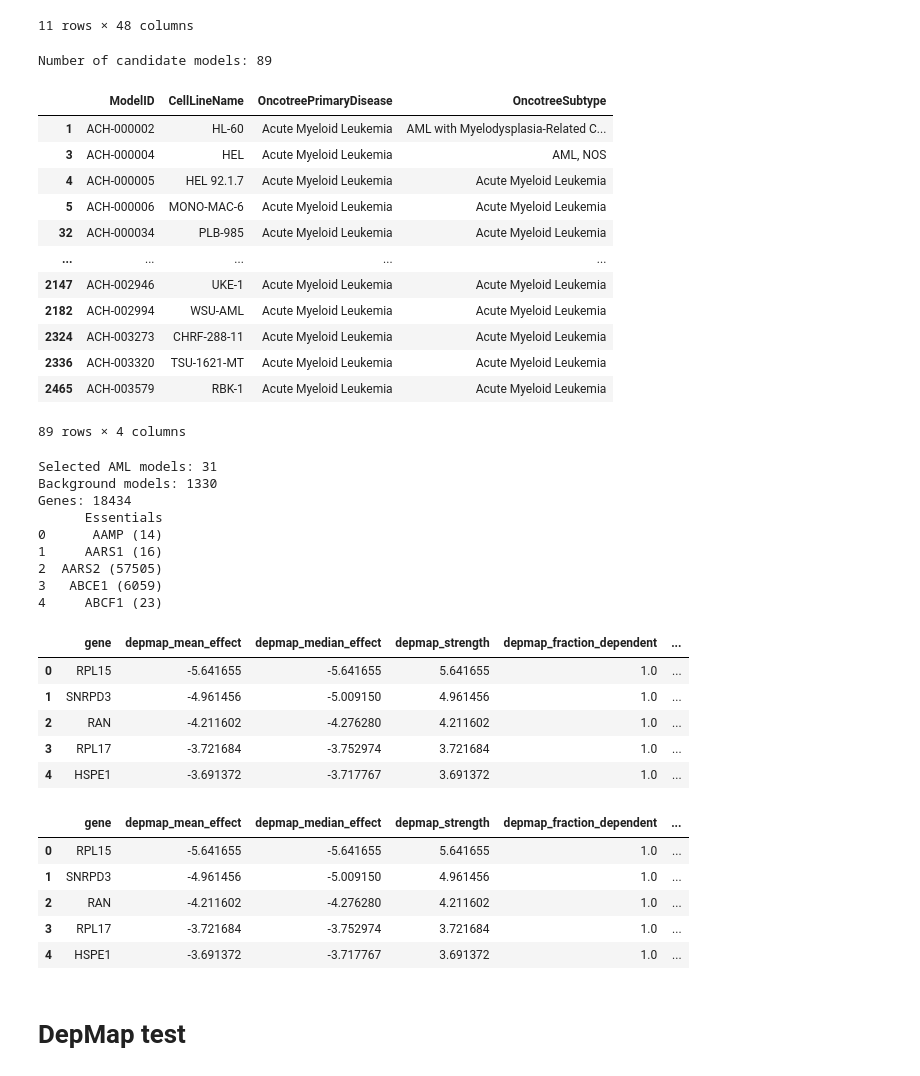
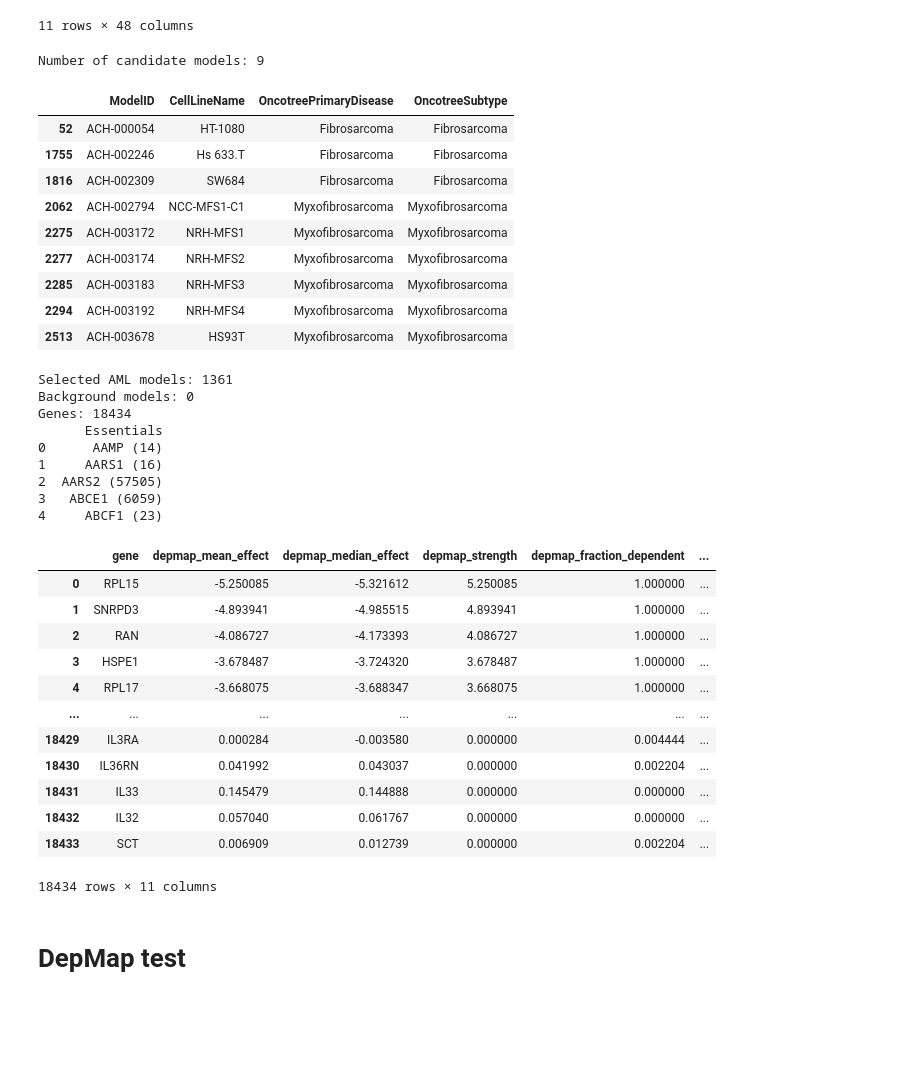
Before and after one commit to venikkus/OnlyFasta, a Jupyter notebook: analysis.ipynb, the cells around one changed output. Cells and saved outputs as stored; diff of their text form; code cells hidden in the pictures; blank space fills up the shorter version.

```diff
--- a/analysis.ipynb
+++ b/analysis.ipynb
@@ -88,8 +88,8 @@ ids = effect.index.intersection(myeloid["ModelID"])
 myeloid_effect = effect.loc[ids]
 # %%
 diseases = [
-    "Acute Myeloid Leukemia",
-    "Myeloproliferative Neoplasms"
+    "Fibrosarcoma",
+    "Myxofibrosarcoma"
 ]
 
 candidates = models[
@@ -109,20 +109,17 @@ print("Number of candidate models:", len(candidates))
 
 display(candidates[cols])
 # %% [output]
-Number of candidate models: 89
+Number of candidate models: 9
 |  | ModelID | CellLineName | OncotreePrimaryDisease | OncotreeSubtype |
-| 1 | ACH-000002 | HL-60 | Acute Myeloid Leukemia | AML with Myelodysplasia-Related C... |
-| 3 | ACH-000004 | HEL | Acute Myeloid Leukemia | AML, NOS |
-| 4 | ACH-000005 | HEL 92.1.7 | Acute Myeloid Leukemia | Acute Myeloid Leukemia |
-| 5 | ACH-000006 | MONO-MAC-6 | Acute Myeloid Leukemia | Acute Myeloid Leukemia |
-| 32 | ACH-000034 | PLB-985 | Acute Myeloid Leukemia | Acute Myeloid Leukemia |
-| ... | ... | ... | ... | ... |
-| 2147 | ACH-002946 | UKE-1 | Acute Myeloid Leukemia | Acute Myeloid Leukemia |
-| 2182 | ACH-002994 | WSU-AML | Acute Myeloid Leukemia | Acute Myeloid Leukemia |
-| 2324 | ACH-003273 | CHRF-288-11 | Acute Myeloid Leukemia | Acute Myeloid Leukemia |
-| 2336 | ACH-003320 | TSU-1621-MT | Acute Myeloid Leukemia | Acute Myeloid Leukemia |
-| 2465 | ACH-003579 | RBK-1 | Acute Myeloid Leukemia | Acute Myeloid Leukemia |
+| 52 | ACH-000054 | HT-1080 | Fibrosarcoma | Fibrosarcoma |
+| 1755 | ACH-002246 | Hs 633.T | Fibrosarcoma | Fibrosarcoma |
+| 1816 | ACH-002309 | SW684 | Fibrosarcoma | Fibrosarcoma |
+| 2062 | ACH-002794 | NCC-MFS1-C1 | Myxofibrosarcoma | Myxofibrosarcoma |
+| 2275 | ACH-003172 | NRH-MFS1 | Myxofibrosarcoma | Myxofibrosarcoma |
+| 2277 | ACH-003174 | NRH-MFS2 | Myxofibrosarcoma | Myxofibrosarcoma |
+| 2285 | ACH-003183 | NRH-MFS3 | Myxofibrosarcoma | Myxofibrosarcoma |
+| 2294 | ACH-003192 | NRH-MFS4 | Myxofibrosarcoma | Myxofibrosarcoma |
+| 2513 | ACH-003678 | HS93T | Myxofibrosarcoma | Myxofibrosarcoma |
-89 rows × 4 columns
 # %%
 import pandas as pd
 import numpy as np
@@ -131,18 +128,7 @@ import numpy as np
 # 1. Select relevant AML models
 # =====================================================
 
-selected_subtypes = [
-    "Acute Myeloid Leukemia",
-    "AML, NOS",
-    "Acute Monoblastic/Monocytic Leukemia",
-    "AML with Myelodysplasia-Related Changes",
-    "Myeloid Leukemia Associated with Down Syndrome"
-]
-
-selected_models = models[
-    models["OncotreeSubtype"].isin(selected_subtypes)
-]
-
+selected_models = models
 # =====================================================
 # 2. Match genes and models
 # =====================================================
@@ -280,8 +266,8 @@ depmap_features = depmap_features.sort_values(
     ascending=False
 ).reset_index(drop=True)
 # %% [output]
-Selected AML models: 31
-Background models: 1330
+Selected AML models: 1361
+Background models: 0
 Genes: 18434
       Essentials
 0      AAMP (14)
@@ -289,19 +275,20 @@ Genes: 18434
 2  AARS2 (57505)
 3   ABCE1 (6059)
 4     ABCF1 (23)
-|  | gene | depmap_mean_effect | depmap_median_effect | depmap_strength | depmap_fraction_dependent | ... |
-| 0 | RPL15 | -5.641655 | -5.641655 | 5.641655 | 1.0 | ... |
-| 1 | SNRPD3 | -4.961456 | -5.009150 | 4.961456 | 1.0 | ... |
-| 2 | RAN | -4.211602 | -4.276280 | 4.211602 | 1.0 | ... |
-| 3 | RPL17 | -3.721684 | -3.752974 | 3.721684 | 1.0 | ... |
-| 4 | HSPE1 | -3.691372 | -3.717767 | 3.691372 | 1.0 | ... |
 # %%
-depmap_features.head()
+depmap_features
 # %% [output]
 |  | gene | depmap_mean_effect | depmap_median_effect | depmap_strength | depmap_fraction_dependent | ... |
-| 0 | RPL15 | -5.641655 | -5.641655 | 5.641655 | 1.0 | ... |
-| 1 | SNRPD3 | -4.961456 | -5.009150 | 4.961456 | 1.0 | ... |
-| 2 | RAN | -4.211602 | -4.276280 | 4.211602 | 1.0 | ... |
-| 3 | RPL17 | -3.721684 | -3.752974 | 3.721684 | 1.0 | ... |
-| 4 | HSPE1 | -3.691372 | -3.717767 | 3.691372 | 1.0 | ... |
+| 0 | RPL15 | -5.250085 | -5.321612 | 5.250085 | 1.000000 | ... |
+| 1 | SNRPD3 | -4.893941 | -4.985515 | 4.893941 | 1.000000 | ... |
+| 2 | RAN | -4.086727 | -4.173393 | 4.086727 | 1.000000 | ... |
+| 3 | HSPE1 | -3.678487 | -3.724320 | 3.678487 | 1.000000 | ... |
+| 4 | RPL17 | -3.668075 | -3.688347 | 3.668075 | 1.000000 | ... |
+| ... | ... | ... | ... | ... | ... | ... |
+| 18429 | IL3RA | 0.000284 | -0.003580 | 0.000000 | 0.004444 | ... |
+| 18430 | IL36RN | 0.041992 | 0.043037 | 0.000000 | 0.002204 | ... |
+| 18431 | IL33 | 0.145479 | 0.144888 | 0.000000 | 0.000000 | ... |
+| 18432 | IL32 | 0.057040 | 0.061767 | 0.000000 | 0.000000 | ... |
+| 18433 | SCT | 0.006909 | 0.012739 | 0.000000 | 0.002204 | ... |
+18434 rows × 11 columns
 # %%
```
Also changed, not shown: parts of 6 cells of this notebook, 49 other files.
